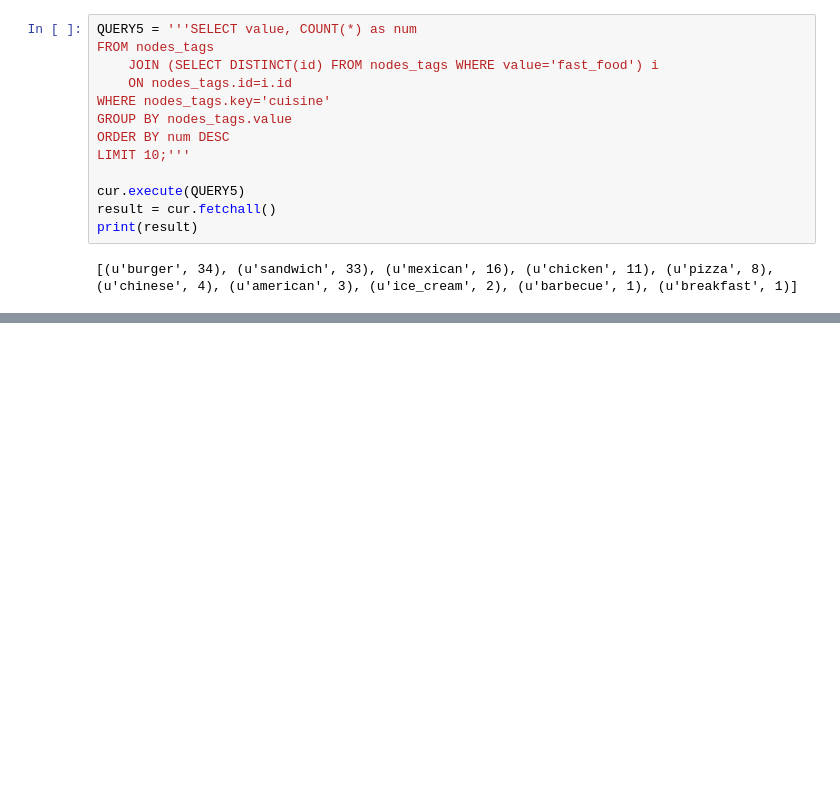
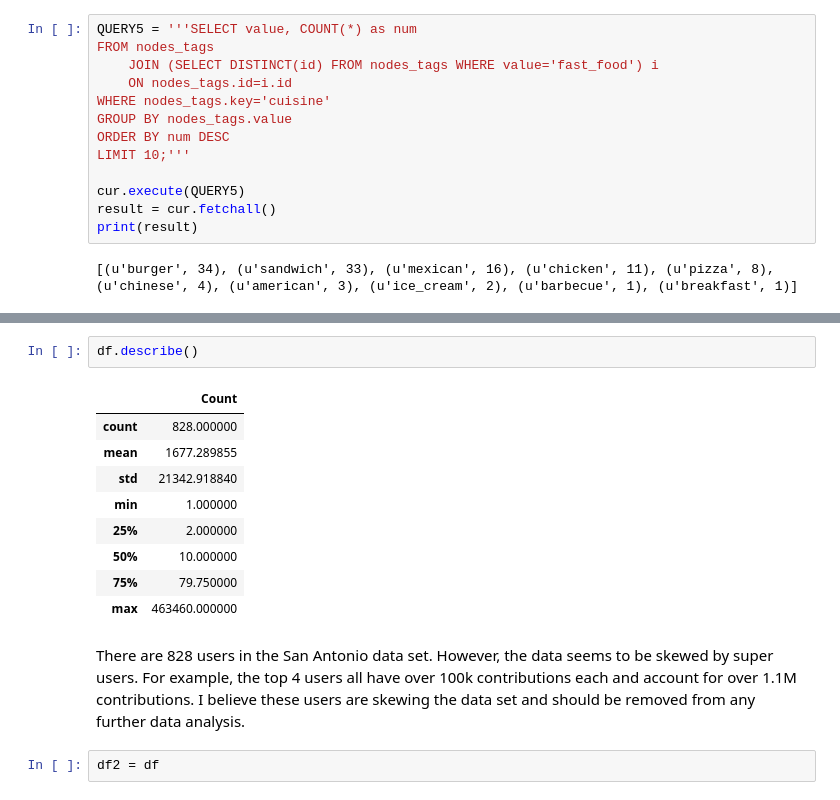
Before and after one commit to djhavera/Data-Wrangling, a Jupyter notebook: San Antonio.ipynb, the cells around one changed output, grey strips where cells are left out. Cells and saved outputs as stored; diff of their text form; blank space fills up the shorter version.

```diff
--- a/San Antonio.ipynb
+++ b/San Antonio.ipynb
@@ -614,0 +690,16 @@ print(result)
+# %%
+df.describe()
+# %% [output]
+|  | Count |
+| count | 828.000000 |
+| mean | 1677.289855 |
+| std | 21342.918840 |
+| min | 1.000000 |
+| 25% | 2.000000 |
+| 50% | 10.000000 |
+| 75% | 79.750000 |
+| max | 463460.000000 |
+# %% [markdown]
+There are 828 users in the San Antonio data set.  However, the data seems to be skewed by super users.  For example, the top 4 users all have over 100k contributions each and account for over 1.1M contributions.  I believe these users are skewing the data set and should be removed from any further data analysis.
+# %%
+df2 = df
```
Also changed, not shown: parts of 20 cells of this notebook, 2 other files.
